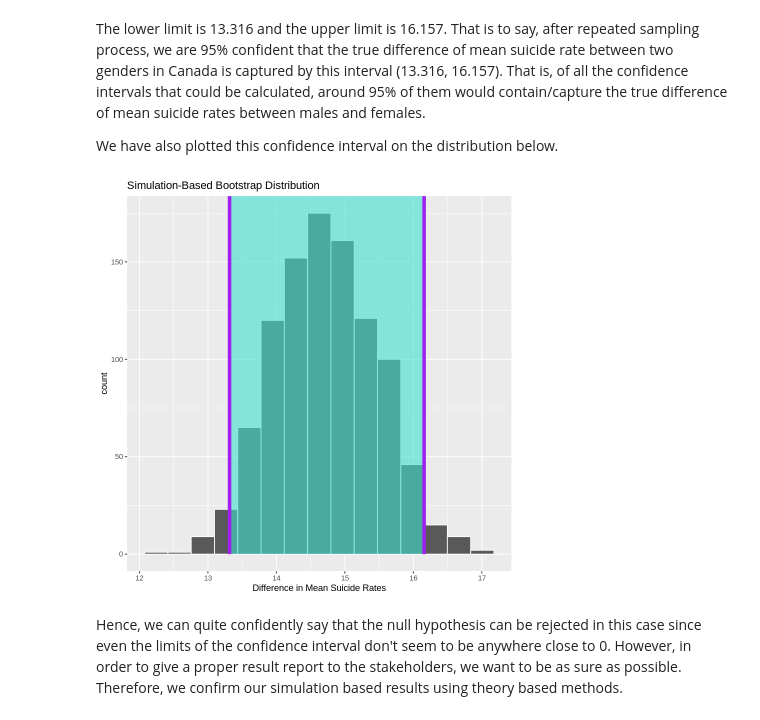
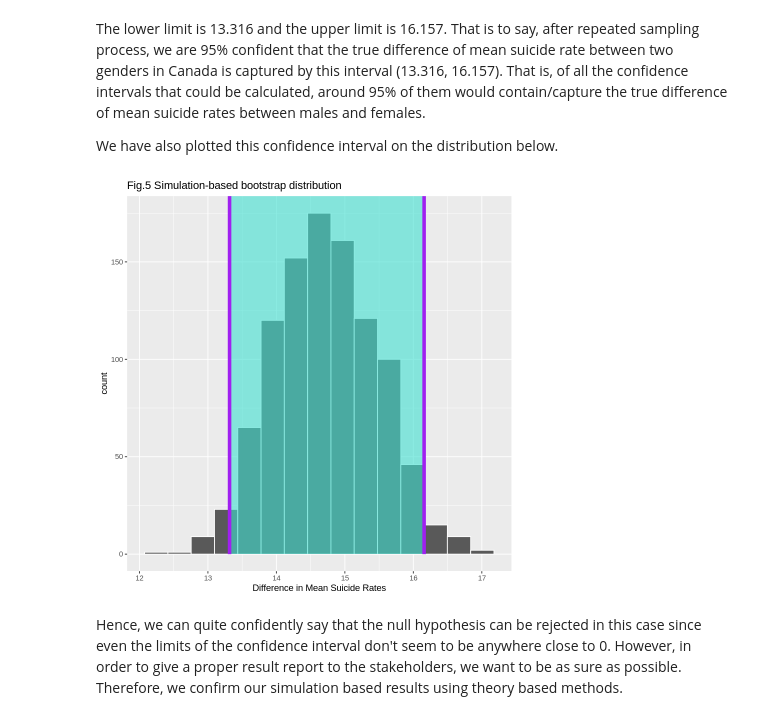
Before and after one commit to agoel25/stat_201_group_11, a Jupyter notebook: Final report.ipynb, the cells around one changed output. Saved outputs shown, nothing was run; the diff lists cells and outputs as text; code cells hidden in the pictures.

Commit message:
figure labels added

```diff
--- a/Final report.ipynb
+++ b/Final report.ipynb
@@ -252,13 +252,14 @@ We have also plotted this confidence interval on the distribution below.
 # %%
 # plotting and shading the confidence interval on the bootstrap distribution.
 confidence_interval_plot <- bootstrap_dist |>
     visualise() +
     shade_ci(endpoints = confidence_interval, color = "purple") +
-    xlab("Difference in Mean Suicide Rates")
+    xlab("Difference in Mean Suicide Rates") +
+    ggtitle("Fig.5 Simulation-based bootstrap distribution")
 
 confidence_interval_plot
 # %% [output]
-[figure, old version]
+[figure, new version]
 # %% [markdown]
 Hence, we can quite confidently say that the null hypothesis can be rejected in this case since even the limits of the confidence interval don't seem to be anywhere close to 0. However, in order to give a proper result report to the stakeholders, we want to be as sure as possible. Therefore, we confirm our simulation based results using theory based methods.
 # %% [markdown]
```
Also changed, not shown: parts of 2 cells of this notebook.
